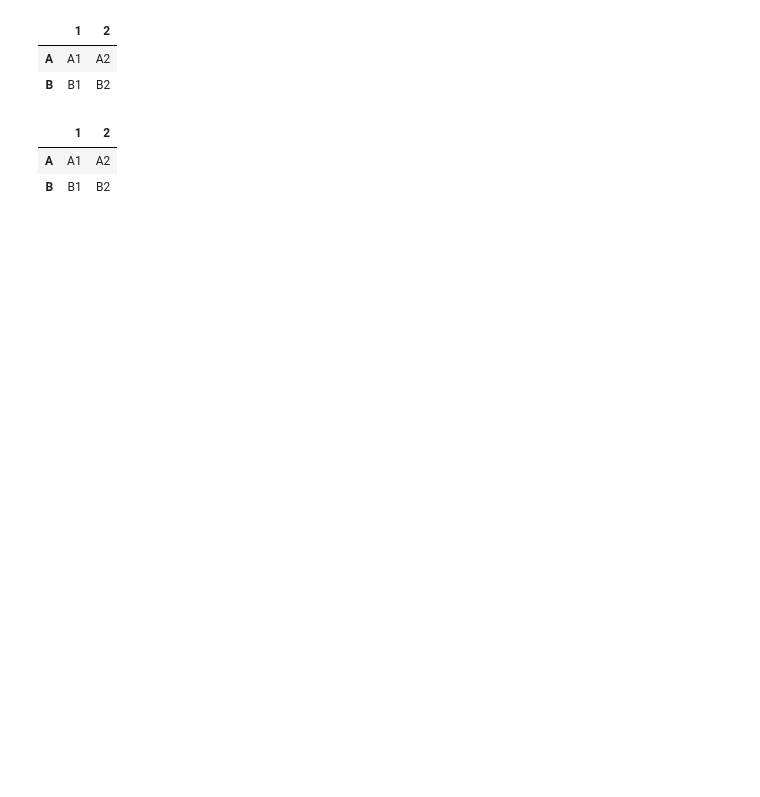
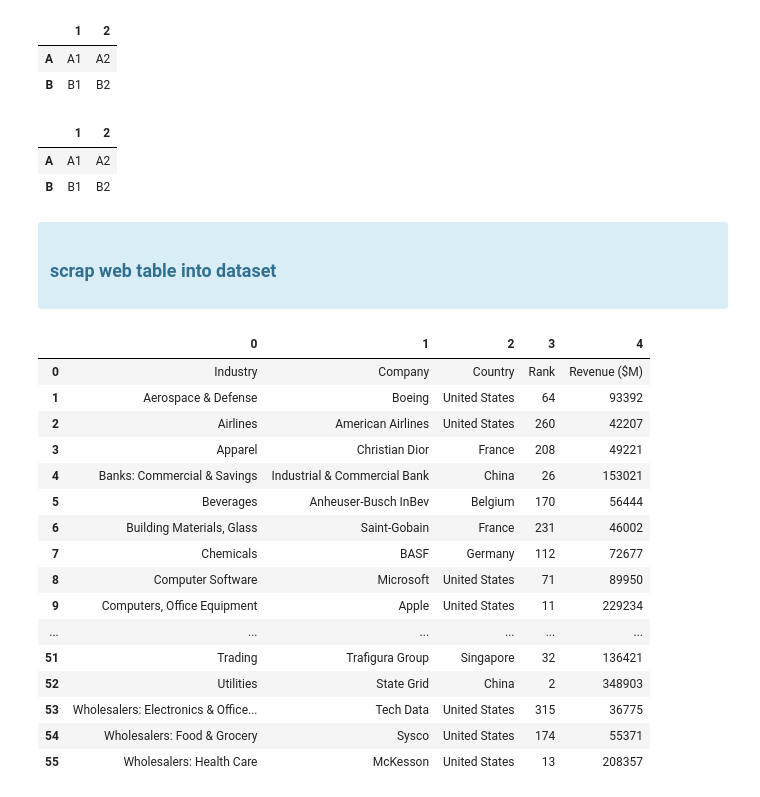
Before and after one commit to shanjiang1994/The_complete_guide_in_Python_for_DA-DS, a Jupyter notebook: 8. Advanced Numpy & Pandas.ipynb, the cells around one changed output. Cells and saved outputs as stored; diff of their text form; code cells hidden in the pictures; blank space fills up the shorter version.

```diff
--- a/8. Advanced Numpy & Pandas.ipynb
+++ b/8. Advanced Numpy & Pandas.ipynb
@@ -144,4 +142,31 @@ As_DataFrame(['A','B'],['1','2'])
 |  | 1 | 2 |
 | A | A1 | A2 |
 | B | B1 | B2 |
+# %% [markdown]
+
+<div class="alert alert-info" style="margin: 20px">
+
+### scrap web table into dataset
+# %%
+
+data =pd.read_html('https://en.wikipedia.org/wiki/Fortune_Global_500')[6]
+data
+# %% [output]
+|  | 0 | 1 | 2 | 3 | 4 |
+| 0 | Industry | Company | Country | Rank | Revenue ($M) |
+| 1 | Aerospace & Defense | Boeing | United States | 64 | 93392 |
+| 2 | Airlines | American Airlines | United States | 260 | 42207 |
+| 3 | Apparel | Christian Dior | France | 208 | 49221 |
+| 4 | Banks: Commercial & Savings | Industrial & Commercial Bank | China | 26 | 153021 |
+| 5 | Beverages | Anheuser-Busch InBev | Belgium | 170 | 56444 |
+| 6 | Building Materials, Glass | Saint-Gobain | France | 231 | 46002 |
+| 7 | Chemicals | BASF | Germany | 112 | 72677 |
+| 8 | Computer Software | Microsoft | United States | 71 | 89950 |
+| 9 | Computers, Office Equipment | Apple | United States | 11 | 229234 |
+| ... | ... | ... | ... | ... | ... |
+| 51 | Trading | Trafigura Group | Singapore | 32 | 136421 |
+| 52 | Utilities | State Grid | China | 2 | 348903 |
+| 53 | Wholesalers: Electronics & Office... | Tech Data | United States | 315 | 36775 |
+| 54 | Wholesalers: Food & Grocery | Sysco | United States | 174 | 55371 |
+| 55 | Wholesalers: Health Care | McKesson | United States | 13 | 208357 |
 # %%
```
Also changed, not shown: parts of 9 cells of this notebook.
